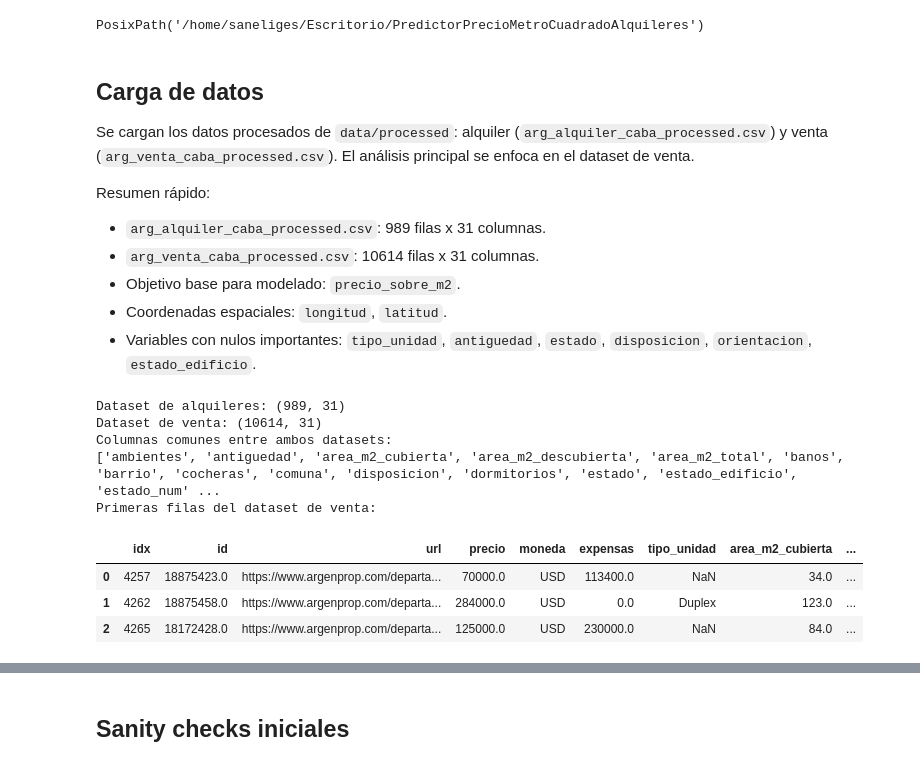
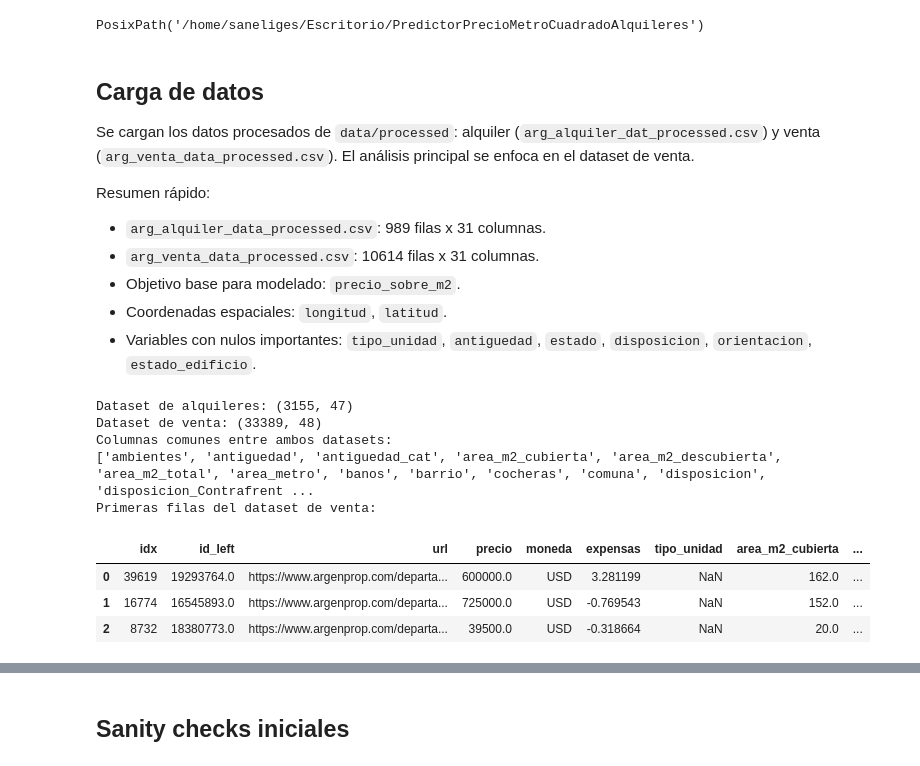
Before and after one commit to santieliges/caba-property-opportunities, a Jupyter notebook: notebooks/00_data_overview.ipynb, the cells around one changed output, grey strips where cells are left out. Cells and saved outputs as stored; diff of their text form; code cells hidden in the pictures.

```diff
--- a/notebooks/00_data_overview.ipynb
+++ b/notebooks/00_data_overview.ipynb
@@ -34,44 +34,44 @@ PosixPath('/home/saneliges/Escritorio/PredictorPrecioMetroCuadradoAlquileres')
 # %% [markdown]
 ## Carga de datos
 
-Se cargan los datos procesados de `data/processed`: alquiler (`arg_alquiler_caba_processed.csv`) y venta (`arg_venta_caba_processed.csv`). El análisis principal se enfoca en el dataset de venta.
+Se cargan los datos procesados de `data/processed`: alquiler (`arg_alquiler_dat_processed.csv`) y venta (`arg_venta_data_processed.csv`). El análisis principal se enfoca en el dataset de venta.
 
 Resumen rápido:
-- `arg_alquiler_caba_processed.csv`: 989 filas x 31 columnas.
-- `arg_venta_caba_processed.csv`: 10614 filas x 31 columnas.
+- `arg_alquiler_data_processed.csv`: 989 filas x 31 columnas.
+- `arg_venta_data_processed.csv`: 10614 filas x 31 columnas.
 - Objetivo base para modelado: `precio_sobre_m2`.
 - Coordenadas espaciales: `longitud`, `latitud`.
 - Variables con nulos importantes: `tipo_unidad`, `antiguedad`, `estado`, `disposicion`, `orientacion`, `estado_edificio`.
 # %%
 DATA_DIR = PROJECT_ROOT / "data" / "processed"
-rental_path = DATA_DIR / "arg_alquiler_caba_processed.csv"
-sale_path = DATA_DIR / "arg_venta_caba_processed.csv"
+rental_path = DATA_DIR / "arg_alquiler_data_processed.csv"
+sale_path = DATA_DIR / "arg_venta_data_processed.csv"
 
 with pd.option_context("display.max_columns", 200):
     df_rental = pd.read_csv(rental_path)
     df_sale = pd.read_csv(sale_path)
 
 # Dataset principal para análisis de venta.
 df = df_sale
-
+df["precio_sobre_m2"] = df["precio"] / df["area_m2_total"]
 target_col = "precio_sobre_m2"
 coord_cols = ["longitud", "latitud"]
 id_col = "id"
 
 print("Dataset de alquileres:", df_rental.shape)
 print("Dataset de venta:", df_sale.shape)
 print("Columnas comunes entre ambos datasets:")
 print(sorted(set(df_rental.columns) & set(df_sale.columns)))
 
 print("Primeras filas del dataset de venta:")
 display(df_sale.head(3))
 # %% [output]
-Dataset de alquileres: (989, 31)
-Dataset de venta: (10614, 31)
+Dataset de alquileres: (3155, 47)
+Dataset de venta: (33389, 48)
 Columnas comunes entre ambos datasets:
-['ambientes', 'antiguedad', 'area_m2_cubierta', 'area_m2_descubierta', 'area_m2_total', 'banos', 'barrio', 'cocheras', 'comuna', 'disposicion', 'dormitorios', 'estado', 'estado_edificio', 'estado_num' ...
+['ambientes', 'antiguedad', 'antiguedad_cat', 'area_m2_cubierta', 'area_m2_descubierta', 'area_m2_total', 'area_metro', 'banos', 'barrio', 'cocheras', 'comuna', 'disposicion', 'disposicion_Contrafrent ...
 Primeras filas del dataset de venta:
-|  | idx | id | url | precio | moneda | expensas | tipo_unidad | area_m2_cubierta | ... |
-| 0 | 4257 | 18875423.0 | https://www.argenprop.com/departa... | 70000.0 | USD | 113400.0 | NaN | 34.0 | ... |
-| 1 | 4262 | 18875458.0 | https://www.argenprop.com/departa... | 284000.0 | USD | 0.0 | Duplex | 123.0 | ... |
-| 2 | 4265 | 18172428.0 | https://www.argenprop.com/departa... | 125000.0 | USD | 230000.0 | NaN | 84.0 | ... |
+|  | idx | id_left | url | precio | moneda | expensas | tipo_unidad | area_m2_cubierta | ... |
+| 0 | 39619 | 19293764.0 | https://www.argenprop.com/departa... | 600000.0 | USD | 3.281199 | NaN | 162.0 | ... |
+| 1 | 16774 | 16545893.0 | https://www.argenprop.com/departa... | 725000.0 | USD | -0.769543 | NaN | 152.0 | ... |
+| 2 | 8732 | 18380773.0 | https://www.argenprop.com/departa... | 39500.0 | USD | -0.318664 | NaN | 20.0 | ... |
```
Also changed, not shown: parts of 10 cells of this notebook, 41 other files.
